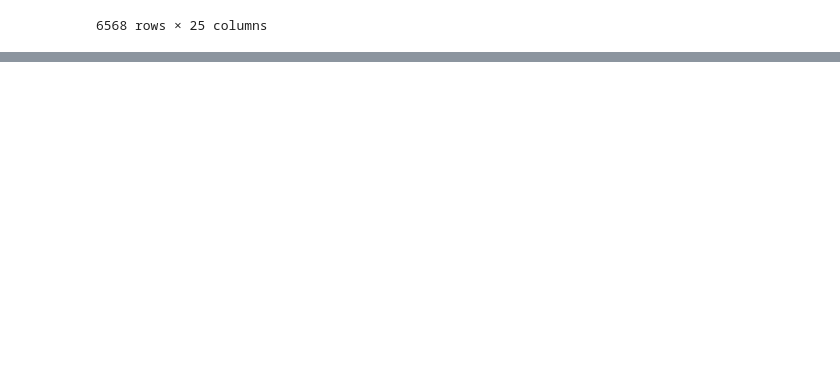
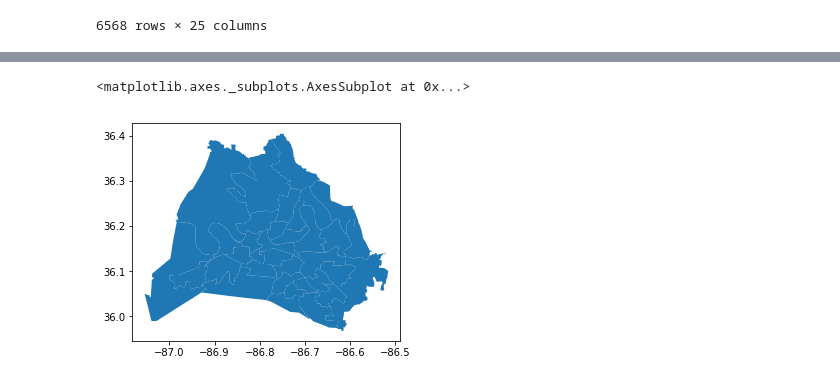
Before and after one commit to Cjcarlevato/data-question-4-affordable-housing-green-dogs, a Jupyter notebook: DQ4.ipynb, the cells around one changed output, grey strips where cells are left out. Drawn from its saved outputs; the diff is of its cells as text; code cells hidden in the pictures; blank space fills up the shorter version.

```diff
--- a/DQ4.ipynb
+++ b/DQ4.ipynb
@@ -283,0 +428,9 @@ final_sf.loc[final_sf['Council District'] == 15]
+# %%
+aff_merged = pd.merge(council_geo, aff_per_district, left_on = 'district', right_on = 'Council District')
+# %%
+aff_merged.drop(['district'], axis = 1, inplace = True)
+# %%
+aff_merged.plot()
+# %% [output]
+<matplotlib.axes._subplots.AxesSubplot at 0x...>
+[figure, added]
```
Also changed, not shown: parts of 42 cells of this notebook.
